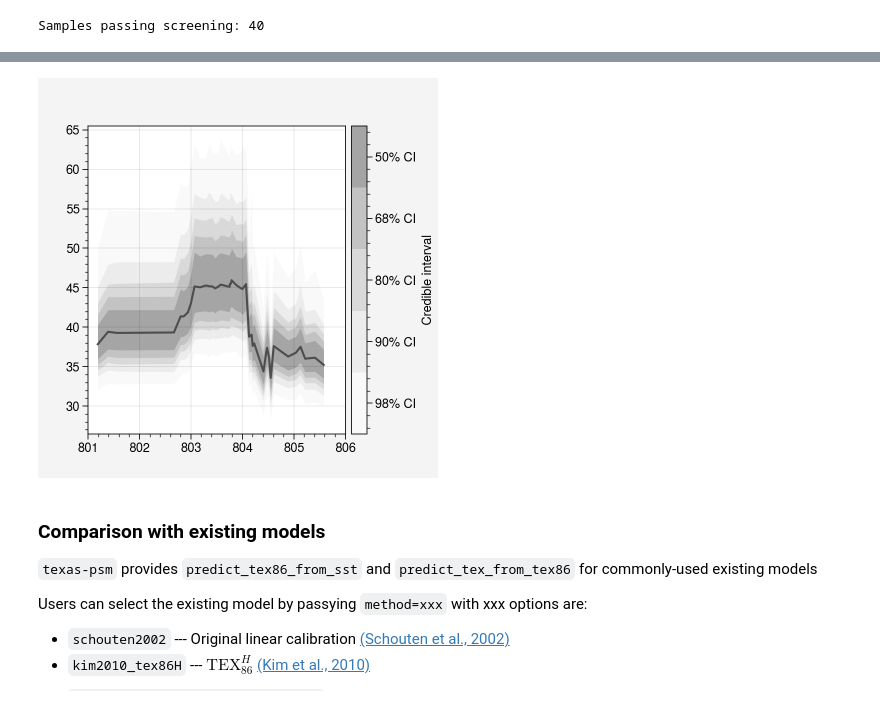
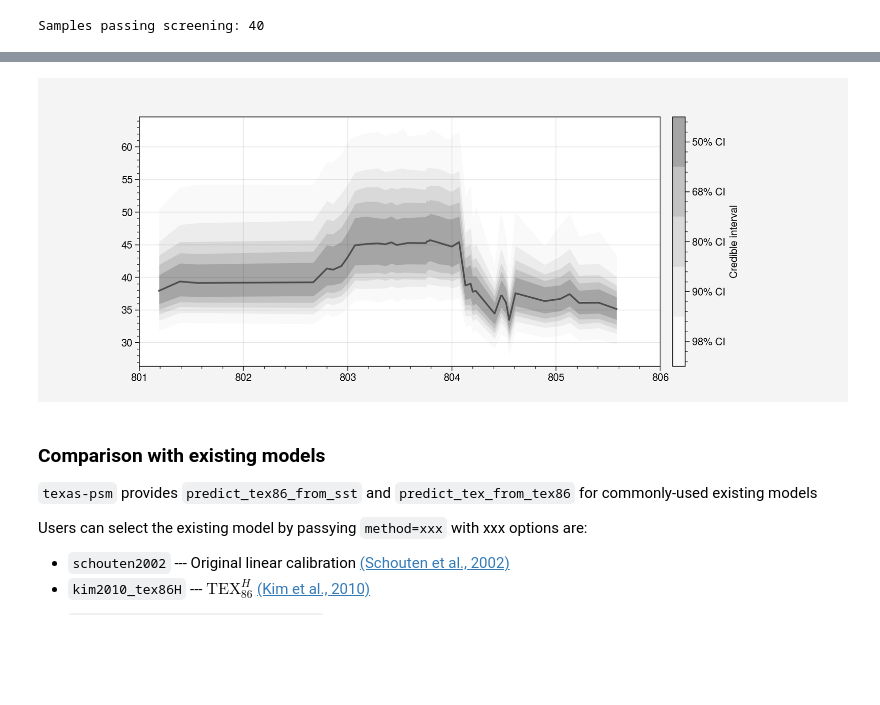
Before and after one commit to PaleoLipidRR/TEXAS, a Jupyter notebook: notebooks/quickstart_demo.ipynb, the cells around one changed output, grey strips where cells are left out. Cells and saved outputs as stored; diff of their text form; code cells hidden in the pictures; blank space fills up the shorter version.

```diff
--- a/notebooks/quickstart_demo.ipynb
+++ b/notebooks/quickstart_demo.ipynb
@@ -612,35 +693,35 @@ Starting Stan sampling with 40 observations...
 import numpy as np
 from scipy.interpolate import interp1d
 import matplotlib as mpl
 from matplotlib.colors import BoundaryNorm, ListedColormap
 
-fig, ax = plt.subplots()
+fig, ax = plt.subplots(figsize=(10,4))
 ax.plot(PETM_df['MBSF'].values, result_PETM['p50'], c='0.3', lw=1.5, zorder=5)
 
 uncertainty_bands = [('p1','p99'), ('p5','p95'), ('p10','p90'), ('p16','p84'), ('p25','p75')]
 labels = ['98% CI', '90% CI', '80% CI', '68% CI', '50% CI']
 
 n = len(uncertainty_bands)
 gray_colors = plt.get_cmap('greys')(np.linspace(0.05, 0.45, n))
 for i, band in enumerate(uncertainty_bands):
     ax.fill_between(PETM_df['MBSF'].values,
                     result_PETM[band[0]], result_PETM[band[1]],
                     color=gray_colors[i], linewidth=0)
 
 ax.set_xlim(801, 806)
 
 # Colorbar
 cmap_cb = ListedColormap(gray_colors)
 bounds = np.arange(n + 1)  # [0, 1, 2, 3, 4, 5]
 norm_cb = BoundaryNorm(bounds, cmap_cb.N)
 
 sm = mpl.cm.ScalarMappable(cmap=cmap_cb, norm=norm_cb)
 sm.set_array([])
 cbar = fig.colorbar(sm, ax=ax, pad=0.02, ticks=np.arange(n) + 0.5)
 cbar.set_ticklabels(labels)
 cbar.set_label('Credible interval')
 # %% [output]
-[figure, old version]
+[figure, new version]
 # %% [markdown]
 ### Comparison with existing models
 
```
Also changed, not shown: parts of 21 cells of this notebook.
